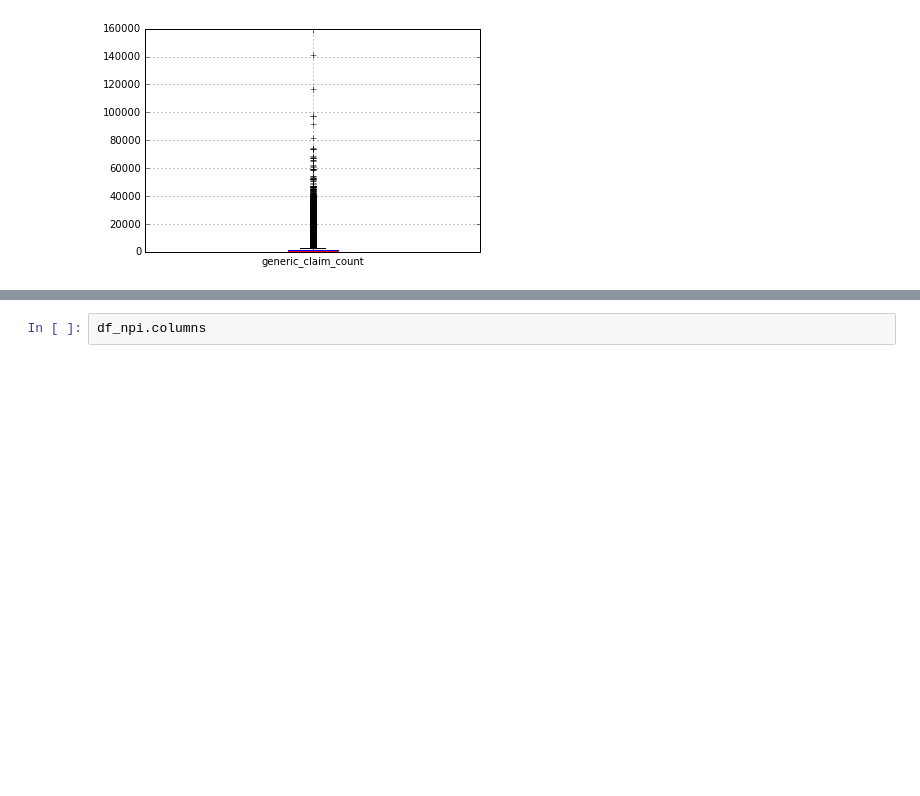
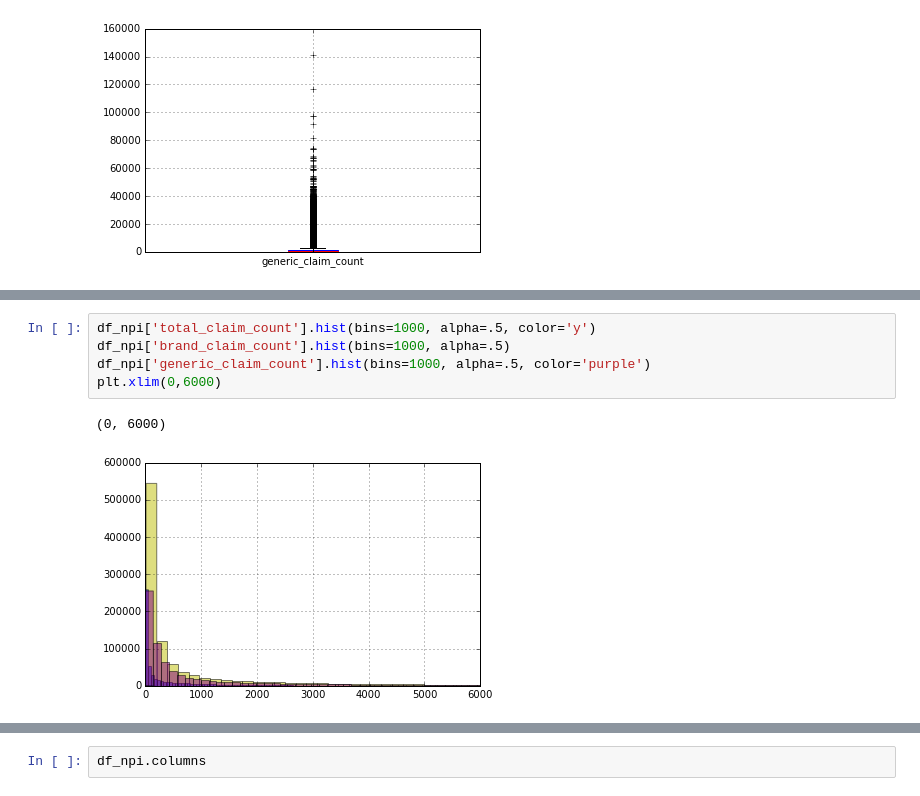
Before and after one commit to aurel1212/medicare-project, a Jupyter notebook: script/npi_13_EDA.ipynb, the cells around one changed output, grey strips where cells are left out. Cells and saved outputs as stored; diff of their text form; blank space fills up the shorter version.

```diff
--- a/script/npi_13_EDA.ipynb
+++ b/script/npi_13_EDA.ipynb
@@ -242,0 +323,8 @@ The default value for 'return_type' will change to 'axes' in a future release.
+# %%
+df_npi['total_claim_count'].hist(bins=1000, alpha=.5, color='y')
+df_npi['brand_claim_count'].hist(bins=1000, alpha=.5)
+df_npi['generic_claim_count'].hist(bins=1000, alpha=.5, color='purple')
+plt.xlim(0,6000)
+# %% [output]
+(0, 6000)
+[figure, added]
```
Also changed, not shown: parts of 19 cells of this notebook.
